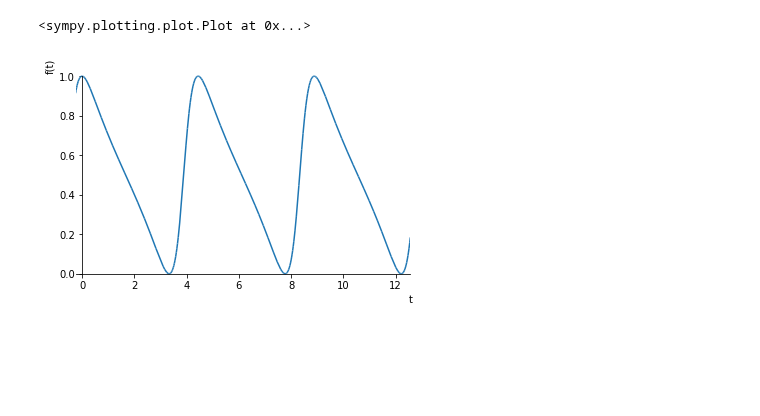
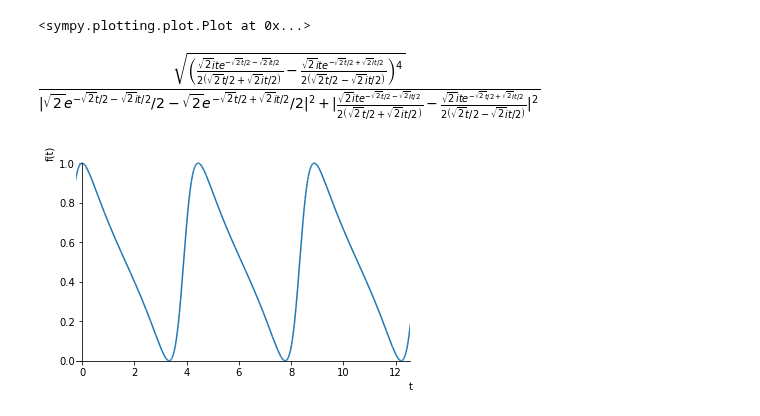
Before and after one commit to gderosa/timeq, a Jupyter notebook: comp/jupyter/detect.ipynb, the cells around one changed output. Drawn from its saved outputs; the diff is of its cells as text; code cells hidden in the pictures; blank space fills up the shorter version.

Commit message:
jupyter: complex detector: log p "oscillates"

```diff
--- a/comp/jupyter/detect.ipynb
+++ b/comp/jupyter/detect.ipynb
@@ -67,6 +67,10 @@ plot(lossy_norm(t),(t, -0.25, 4*pi))
 # %% [output]
 [figure]
 <sympy.plotting.plot.Plot at 0x...>
+# %%
+prob_0_detect(t)
+# %% [output]
+[figure, added]
 # %%
 def prob_0_detect(t):
     return abs(non_unitary_psi(t)[0]**2) / lossy_norm(t)
```
Also changed, not shown: parts of 15 cells of this notebook.
